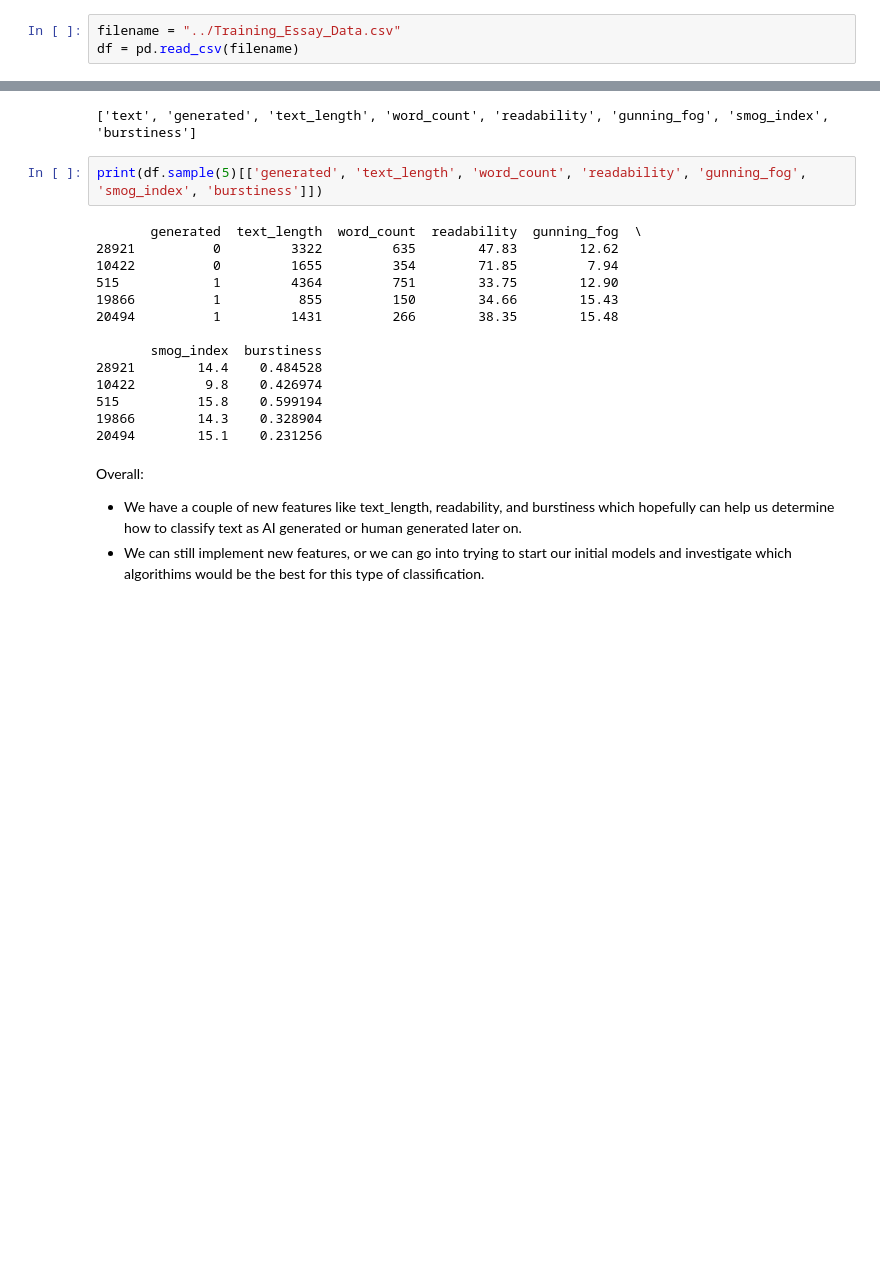
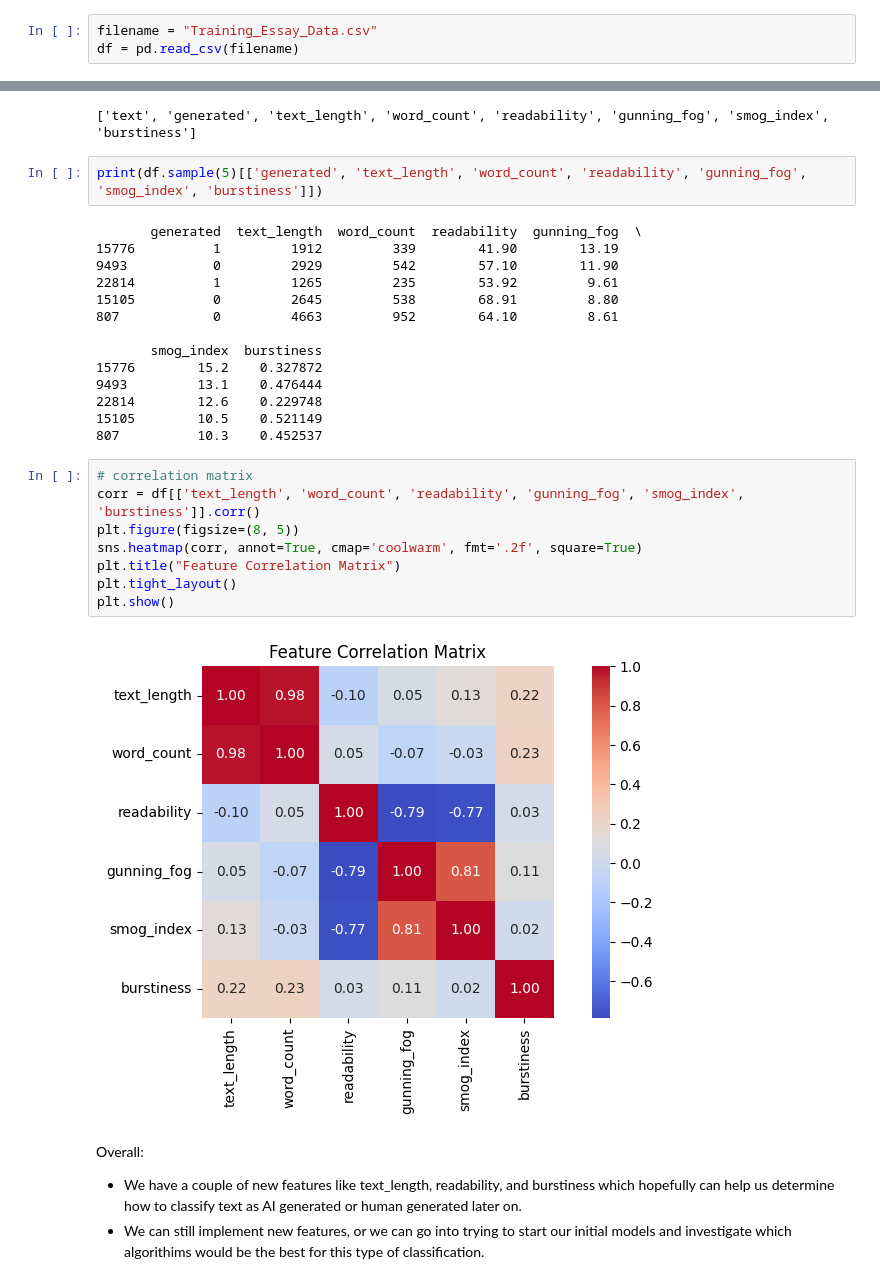
Before and after one commit to ebeckk/ml_text_classifier, a Jupyter notebook: final_project.ipynb, the cells around one changed output, grey strips where cells are left out. Cells and saved outputs as stored; diff of their text form; blank space fills up the shorter version.

```diff
--- a/final_project.ipynb
+++ b/final_project.ipynb
@@ -56,7 +64,7 @@ import textstat
 # %% [markdown]
 Now we have the CSV file ready to go for EDA
 # %%
-filename = "../Training_Essay_Data.csv"
+filename = "Training_Essay_Data.csv"
 df = pd.read_csv(filename)
 # %% [markdown]
 ### Preprocessing and Data Shape
@@ -236,18 +244,28 @@ print(df.columns.tolist())
 print(df.sample(5)[['generated', 'text_length', 'word_count', 'readability', 'gunning_fog', 'smog_index', 'burstiness']])
 # %% [output]
        generated  text_length  word_count  readability  gunning_fog  \
-28921          0         3322         635        47.83        12.62
-10422          0         1655         354        71.85         7.94
-515            1         4364         751        33.75        12.90
-19866          1          855         150        34.66        15.43
-20494          1         1431         266        38.35        15.48
+15776          1         1912         339        41.90        13.19
+9493           0         2929         542        57.10        11.90
+22814          1         1265         235        53.92         9.61
+15105          0         2645         538        68.91         8.80
+807            0         4663         952        64.10         8.61
 
        smog_index  burstiness
-28921        14.4    0.484528
-10422         9.8    0.426974
-515          15.8    0.599194
-19866        14.3    0.328904
-20494        15.1    0.231256
+15776        15.2    0.327872
+9493         13.1    0.476444
+22814        12.6    0.229748
+15105        10.5    0.521149
+807          10.3    0.452537
+# %%
+# correlation matrix
+corr = df[['text_length', 'word_count', 'readability', 'gunning_fog', 'smog_index', 'burstiness']].corr()
+plt.figure(figsize=(8, 5))
+sns.heatmap(corr, annot=True, cmap='coolwarm', fmt='.2f', square=True)
+plt.title("Feature Correlation Matrix")
+plt.tight_layout()
+plt.show()
+# %% [output]
+[figure, added]
 # %% [markdown]
 Overall:
 - We have a couple of new features like text_length, readability, and burstiness which hopefully can help us determine how to classify text as AI generated or human generated later on.
```
Also changed, not shown: parts of 39 cells of this notebook.
